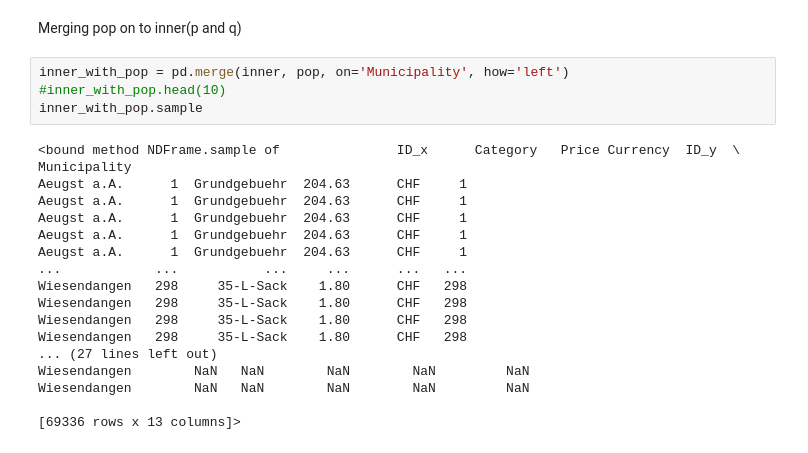
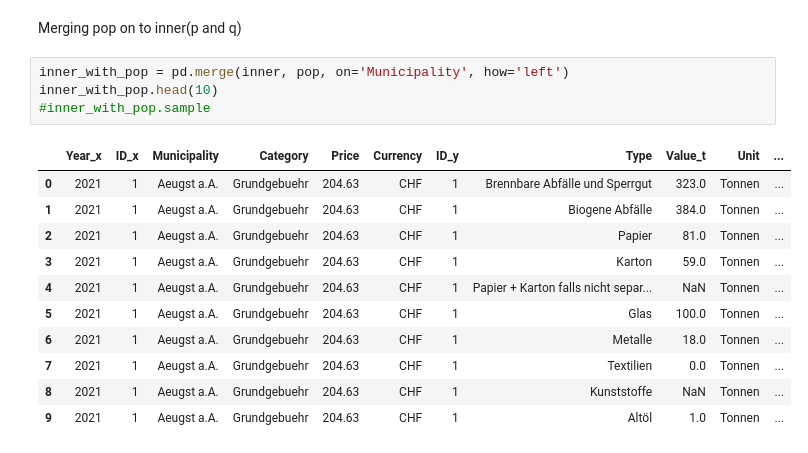
Before and after one commit to biguntitled/Intro_Num, a Jupyter notebook: 02_Data_Project/ZH Waste/DataProject_Marius.ipynb, the cells around one changed output. Saved outputs shown, nothing was run; the diff lists cells and outputs as text.

```diff
--- a/02_Data_Project/ZH Waste/DataProject_Marius.ipynb
+++ b/02_Data_Project/ZH Waste/DataProject_Marius.ipynb
@@ -186,23 +214,17 @@ inner.head()
 Merging pop on to inner(p and q)
 # %%
 inner_with_pop = pd.merge(inner, pop, on='Municipality', how='left')
-#inner_with_pop.head(10)
-inner_with_pop.sample
+inner_with_pop.head(10)
+#inner_with_pop.sample
 # %% [output]
-<bound method NDFrame.sample of               ID_x      Category   Price Currency  ID_y  \
-Municipality
-Aeugst a.A.      1  Grundgebuehr  204.63      CHF     1
-Aeugst a.A.      1  Grundgebuehr  204.63      CHF     1
-Aeugst a.A.      1  Grundgebuehr  204.63      CHF     1
-Aeugst a.A.      1  Grundgebuehr  204.63      CHF     1
-Aeugst a.A.      1  Grundgebuehr  204.63      CHF     1
-...            ...           ...     ...      ...   ...
-Wiesendangen   298     35-L-Sack    1.80      CHF   298
-Wiesendangen   298     35-L-Sack    1.80      CHF   298
-Wiesendangen   298     35-L-Sack    1.80      CHF   298
-Wiesendangen   298     35-L-Sack    1.80      CHF   298
-... (27 lines left out)
-Wiesendangen        NaN   NaN        NaN        NaN         NaN
-Wiesendangen        NaN   NaN        NaN        NaN         NaN
-
-[69336 rows x 13 columns]>
+|  | Year_x | ID_x | Municipality | Category | Price | Currency | ID_y | Type | Value_t | Unit | ... |
+| 0 | 2021 | 1 | Aeugst a.A. | Grundgebuehr | 204.63 | CHF | 1 | Brennbare Abfälle und Sperrgut | 323.0 | Tonnen | ... |
+| 1 | 2021 | 1 | Aeugst a.A. | Grundgebuehr | 204.63 | CHF | 1 | Biogene Abfälle | 384.0 | Tonnen | ... |
+| 2 | 2021 | 1 | Aeugst a.A. | Grundgebuehr | 204.63 | CHF | 1 | Papier | 81.0 | Tonnen | ... |
+| 3 | 2021 | 1 | Aeugst a.A. | Grundgebuehr | 204.63 | CHF | 1 | Karton | 59.0 | Tonnen | ... |
+| 4 | 2021 | 1 | Aeugst a.A. | Grundgebuehr | 204.63 | CHF | 1 | Papier + Karton falls nicht separ... | NaN | Tonnen | ... |
+| 5 | 2021 | 1 | Aeugst a.A. | Grundgebuehr | 204.63 | CHF | 1 | Glas | 100.0 | Tonnen | ... |
+| 6 | 2021 | 1 | Aeugst a.A. | Grundgebuehr | 204.63 | CHF | 1 | Metalle | 18.0 | Tonnen | ... |
+| 7 | 2021 | 1 | Aeugst a.A. | Grundgebuehr | 204.63 | CHF | 1 | Textilien | 0.0 | Tonnen | ... |
+| 8 | 2021 | 1 | Aeugst a.A. | Grundgebuehr | 204.63 | CHF | 1 | Kunststoffe | NaN | Tonnen | ... |
+| 9 | 2021 | 1 | Aeugst a.A. | Grundgebuehr | 204.63 | CHF | 1 | Altöl | 1.0 | Tonnen | ... |
```
Also changed, not shown: parts of 8 cells of this notebook.
